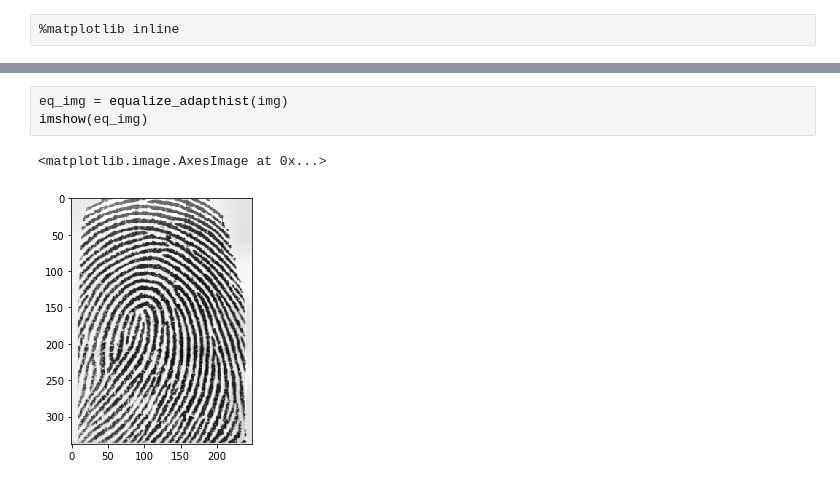
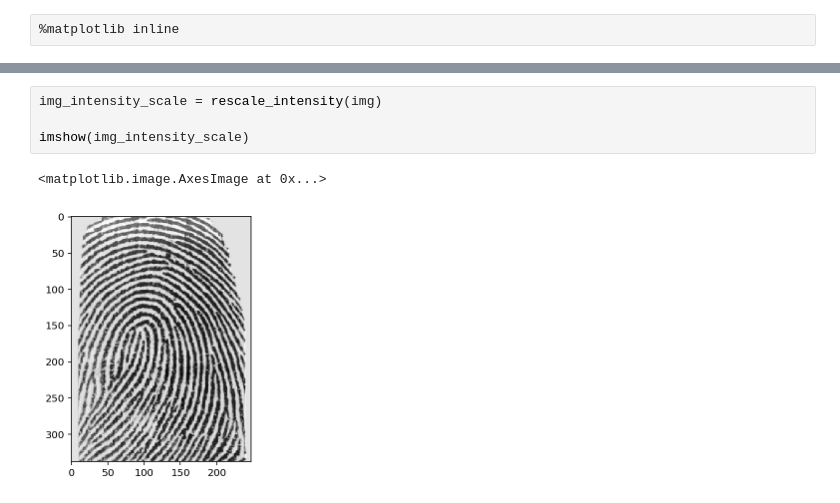
Before and after one commit to Antoninj/biometrics-project, a Jupyter notebook: preprocessing.ipynb, the cells around one changed output, grey strips where cells are left out. Cells and saved outputs as stored; diff of their text form.

```diff
--- a/preprocessing.ipynb
+++ b/preprocessing.ipynb
@@ -23,6 +27,7 @@ imshow(img)
-# %%
-eq_img = equalize_adapthist(img)
-imshow(eq_img)
-# %% [output]
-<matplotlib.image.AxesImage at 0x...>
-[figure, removed]
+# %%
+img_intensity_scale = rescale_intensity(img)
+
+imshow(img_intensity_scale)
+# %% [output]
+<matplotlib.image.AxesImage at 0x...>
+[figure, added]
```
Also changed, not shown: parts of 18 cells of this notebook, 6 other files.
